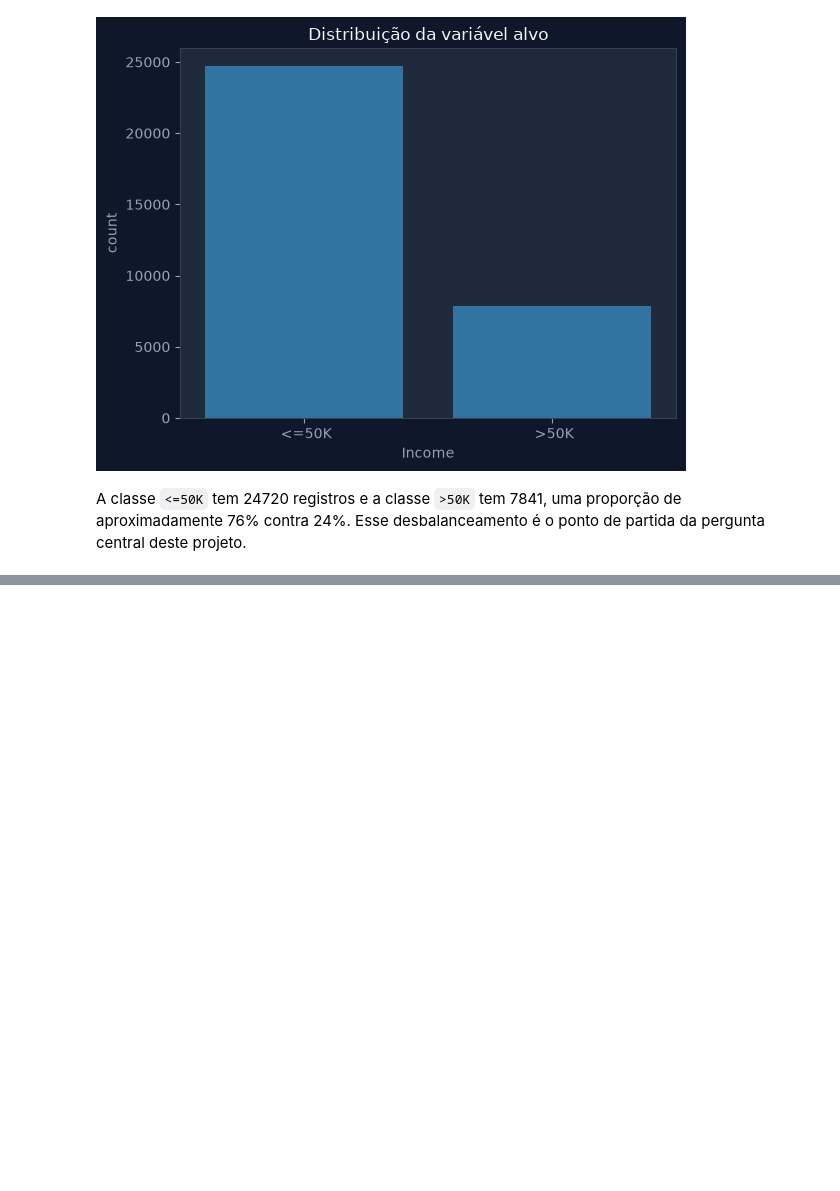
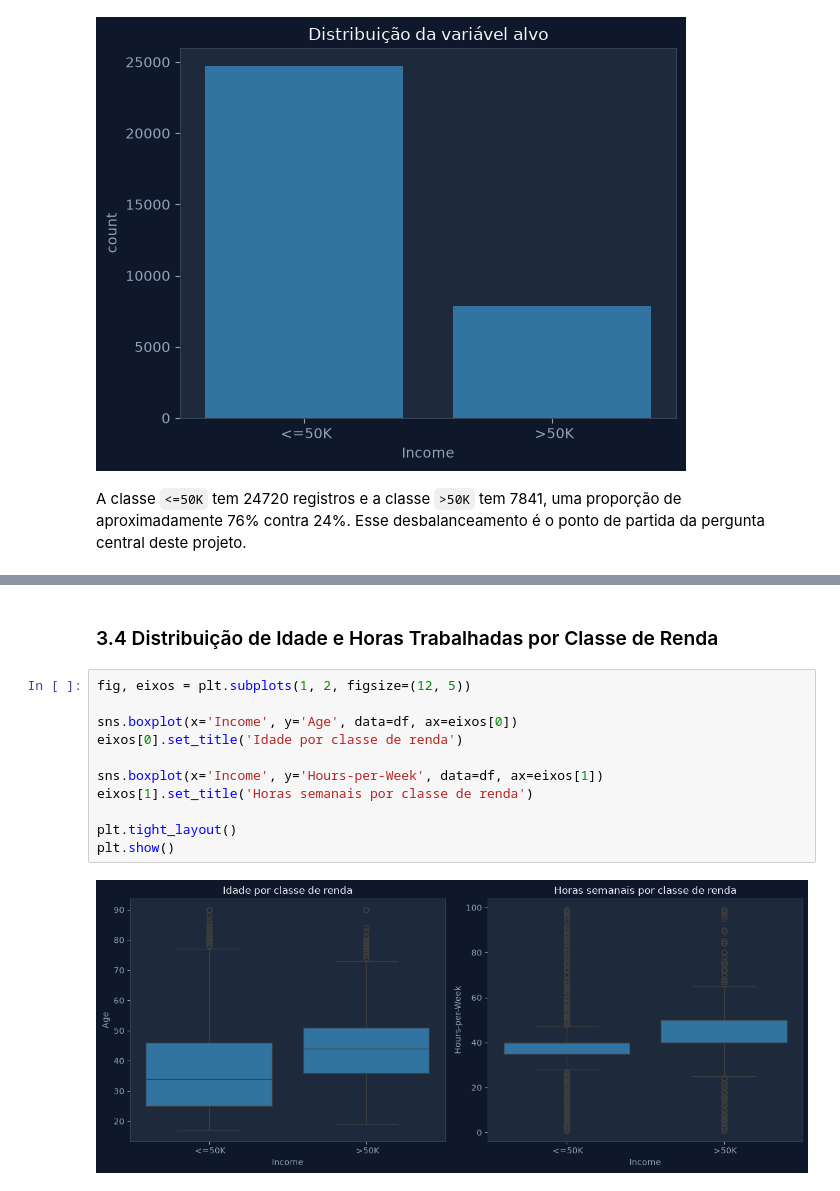
Before and after one commit to esscova/data-trivium, a Jupyter notebook: Machine Learning/Prevendo a renda anual de um indivíduo/prevendo-renda-classificadores.ipynb, the cells around one changed output, grey strips where cells are left out. Saved outputs shown, nothing was run; the diff lists cells and outputs as text; blank space fills up the shorter version.

```diff
--- a/Machine Learning/Prevendo a renda anual de um indivíduo/prevendo-renda-classificadores.ipynb
+++ b/Machine Learning/Prevendo a renda anual de um indivíduo/prevendo-renda-classificadores.ipynb
@@ -205,0 +327,15 @@ A classe `<=50K` tem 24720 registros e a classe `>50K` tem 7841, uma proporção
+# %% [markdown]
+### 3.4 Distribuição de Idade e Horas Trabalhadas por Classe de Renda
+# %%
+fig, eixos = plt.subplots(1, 2, figsize=(12, 5))
+
+sns.boxplot(x='Income', y='Age', data=df, ax=eixos[0])
+eixos[0].set_title('Idade por classe de renda')
+
+sns.boxplot(x='Income', y='Hours-per-Week', data=df, ax=eixos[1])
+eixos[1].set_title('Horas semanais por classe de renda')
+
+plt.tight_layout()
+plt.show()
+# %% [output]
+[figure, added]
```
Also changed, not shown: parts of 17 cells of this notebook.
